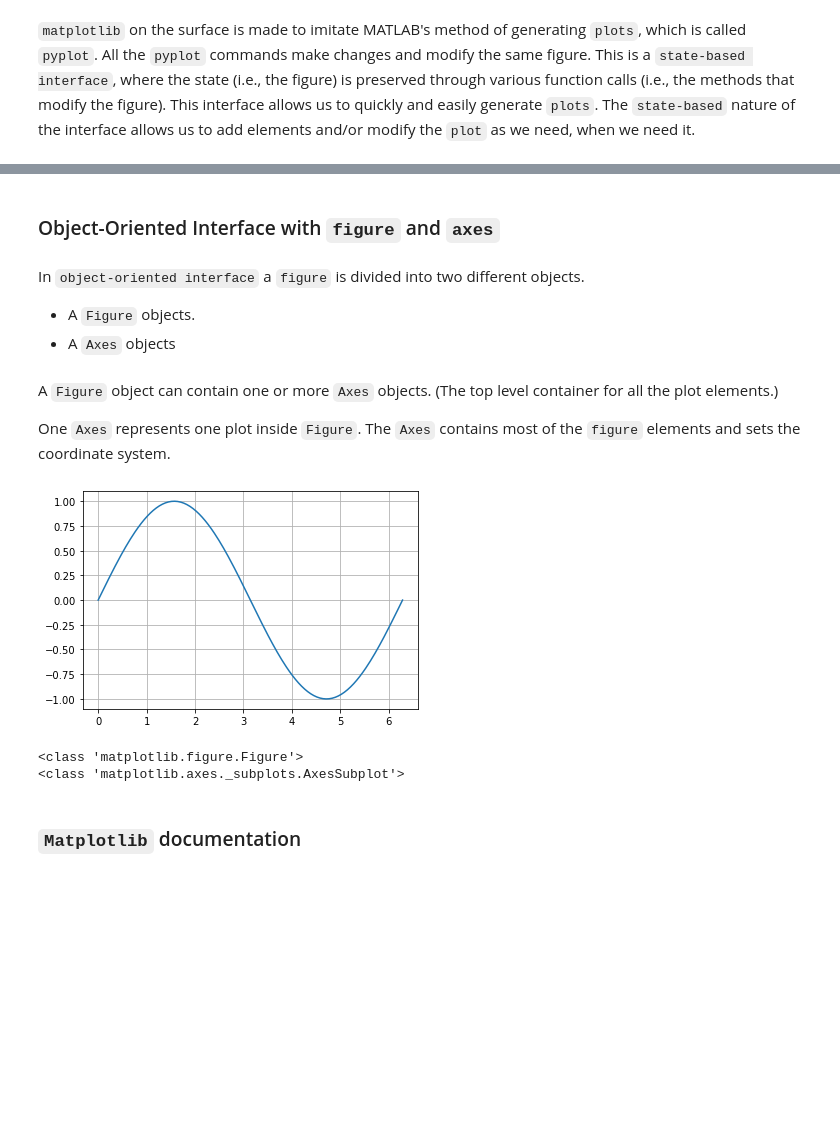
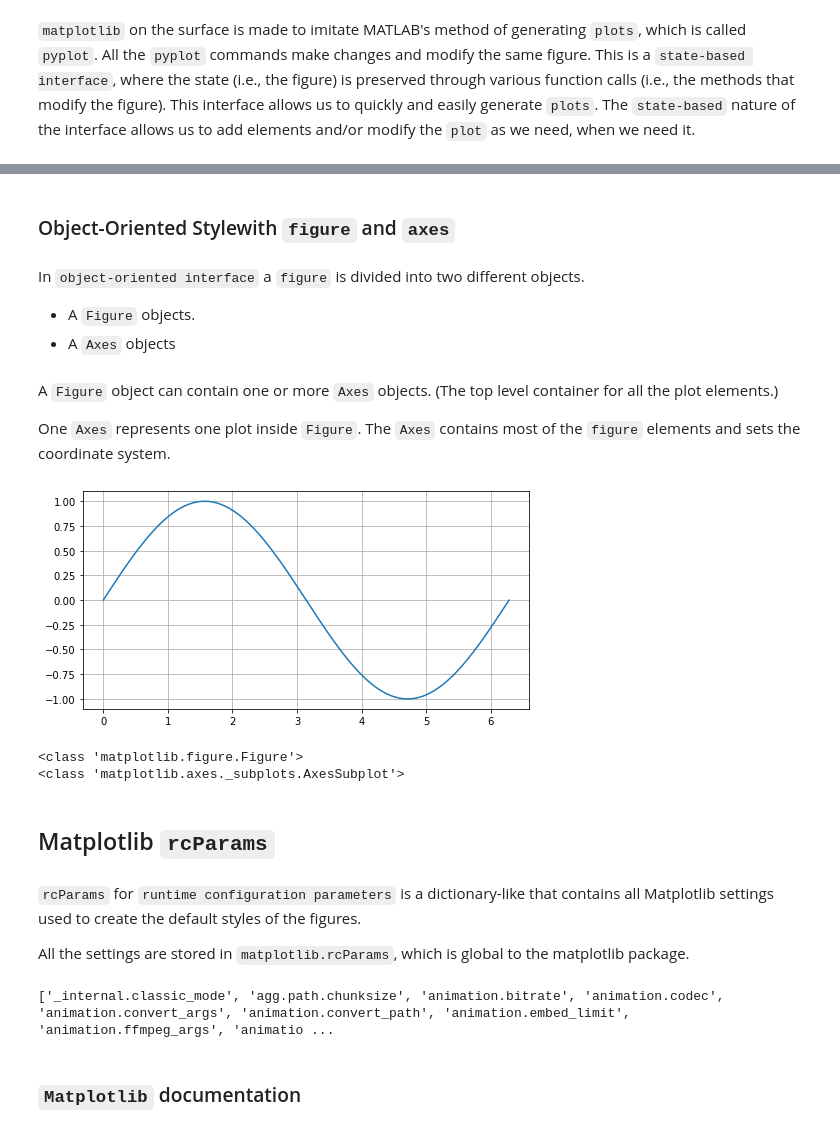
Before and after one commit to implse/Introduction_to_Matplotlib, a Jupyter notebook: Introduction_To_Matplotlib.ipynb, the cells around one changed output, grey strips where cells are left out. Saved outputs shown, nothing was run; the diff lists cells and outputs as text; code cells hidden in the pictures; blank space fills up the shorter version.

```diff
--- a/Introduction_To_Matplotlib.ipynb
+++ b/Introduction_To_Matplotlib.ipynb
@@ -100,11 +99,11 @@ plt.grid(True)
 # %% [markdown]
-### Object-Oriented Interface with `figure` and `axes`
+### Object-Oriented Stylewith `figure` and `axes`
 # %% [markdown]
 In `object-oriented interface` a `figure` is divided into two different objects.
 
 - A `Figure` objects.
 - A `Axes` objects
-# %% [markdown]
-A `Figure` object can contain one or more `Axes` objects. (The top level container for all the plot elements.)
-
-One `Axes` represents one plot inside `Figure`. The `Axes` contains most of the `figure` elements and sets the coordinate system.
+# %% [markdown]
+A `Figure` object can contain one or more `Axes` objects. (The top level container for all the plot elements.)
+
+One `Axes` represents one plot inside `Figure`. The `Axes` contains most of the `figure` elements and sets the coordinate system.
@@ -111,19 +113,28 @@ One `Axes` represents one plot inside `Figure`. The `Axes` contains most of the
 # %%
-x = np.linspace(0, 2 * np.pi, 200)
-y = np.sin(x)
-
-figure, axes = plt.subplots()
+## Object Oriented Style
+figure, axes = plt.subplots(figsize=(8, 4))
 axes.plot(x, y)
 plt.grid(True)
 plt.show()
 # %% [output]
-[figure, old version]
+[figure, new version]
-# %%
-print(type(figure))
-print(type(axes))
-# %% [output]
-<class 'matplotlib.figure.Figure'>
-<class 'matplotlib.axes._subplots.AxesSubplot'>
+# %%
+print(type(figure))
+print(type(axes))
+# %% [output]
+<class 'matplotlib.figure.Figure'>
+<class 'matplotlib.axes._subplots.AxesSubplot'>
+# %% [markdown]
+## Matplotlib `rcParams`
+# %% [markdown]
+`rcParams` for `runtime configuration parameters` is a dictionary-like that contains all Matplotlib settings used to create the default styles of the figures.
+
+All the settings are stored in `matplotlib.rcParams`, which is global to the matplotlib package.
+# %%
+rcParams_keys = [key for key in plt.rcParams.keys()]
+print(rcParams_keys)
+# %% [output]
+['_internal.classic_mode', 'agg.path.chunksize', 'animation.bitrate', 'animation.codec', 'animation.convert_args', 'animation.convert_path', 'animation.embed_limit', 'animation.ffmpeg_args', 'animatio ...
 # %% [markdown]
 ### `Matplotlib` documentation
 # %% [markdown]
```
Also changed, not shown: parts of 20 cells of this notebook.
